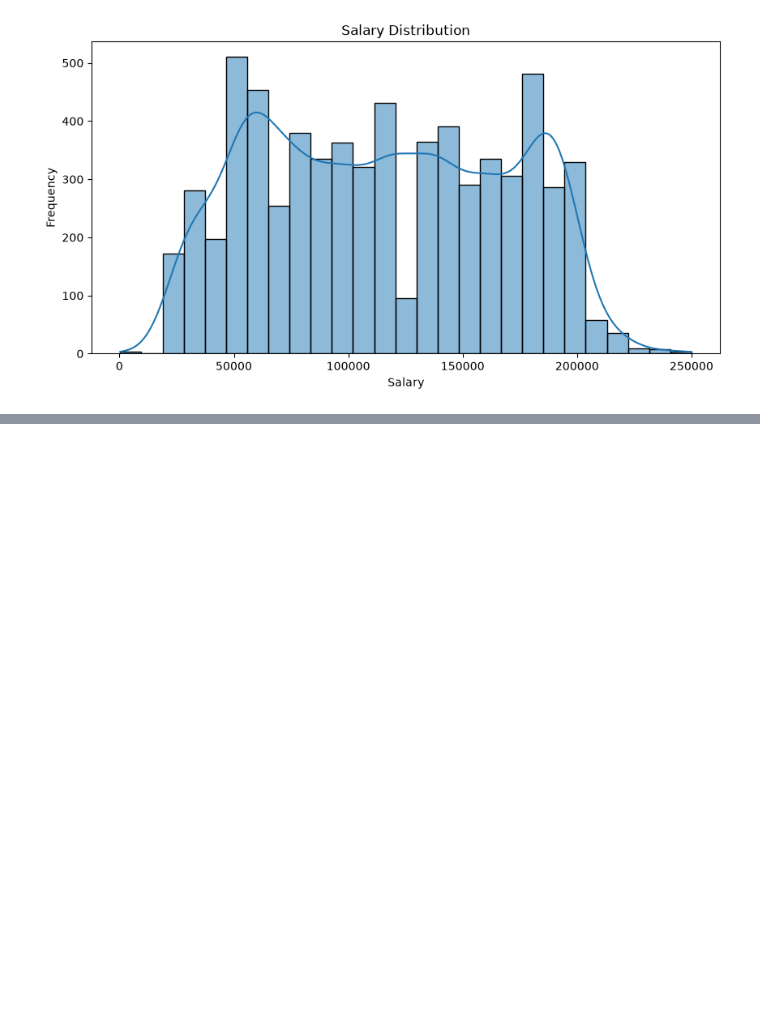
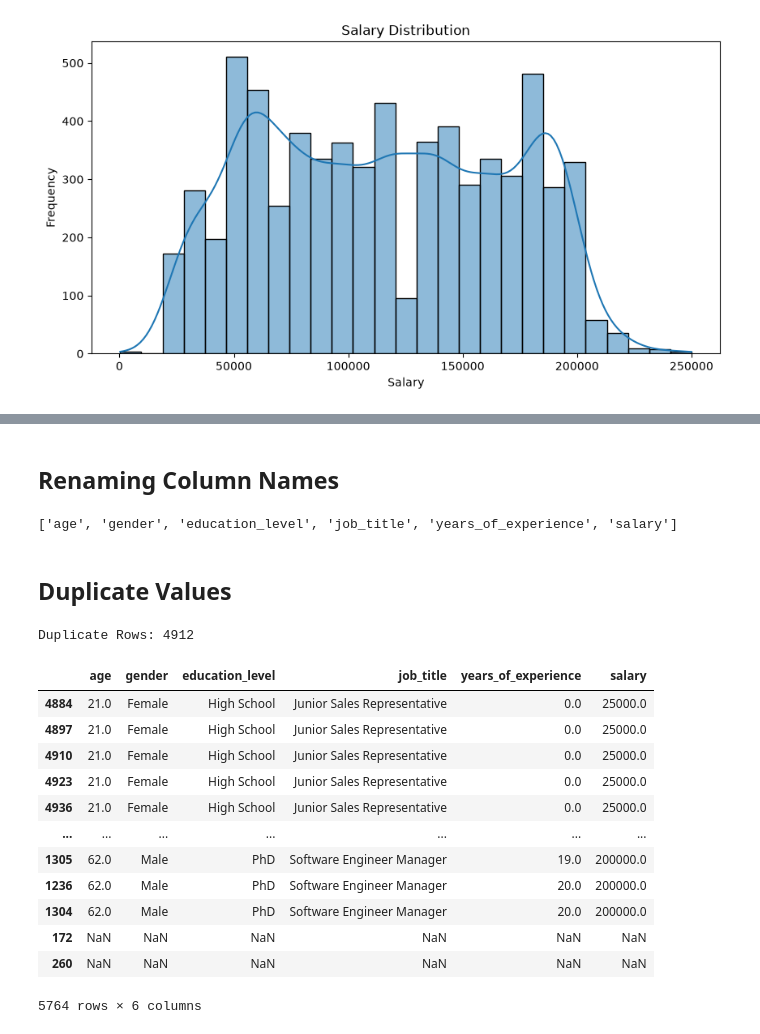
Before and after one commit to mustafagurbuz06/03.11.2026-class, a Jupyter notebook: main.ipynb, the cells around one changed output, grey strips where cells are left out. Drawn from its saved outputs; the diff is of its cells as text; code cells hidden in the pictures; blank space fills up the shorter version.

```diff
--- a/main.ipynb
+++ b/main.ipynb
@@ -237,0 +264,36 @@ plt.show()
+# %% [markdown]
+## Renaming Column Names
+# %%
+df.columns = (
+    df.columns
+    .str.strip()
+    .str.lower()
+    .str.replace(" ", "_")
+)
+
+print(df.columns.tolist())
+# %% [output]
+['age', 'gender', 'education_level', 'job_title', 'years_of_experience', 'salary']
+# %% [markdown]
+## Duplicate Values
+# %%
+duplicate_count = df.duplicated().sum()
+
+print("Duplicate Rows:", duplicate_count)
+
+display(df[df.duplicated(keep=False)].sort_values(by=df.columns.tolist()))
+# %% [output]
+Duplicate Rows: 4912
+|  | age | gender | education_level | job_title | years_of_experience | salary |
+| 4884 | 21.0 | Female | High School | Junior Sales Representative | 0.0 | 25000.0 |
+| 4897 | 21.0 | Female | High School | Junior Sales Representative | 0.0 | 25000.0 |
+| 4910 | 21.0 | Female | High School | Junior Sales Representative | 0.0 | 25000.0 |
+| 4923 | 21.0 | Female | High School | Junior Sales Representative | 0.0 | 25000.0 |
+| 4936 | 21.0 | Female | High School | Junior Sales Representative | 0.0 | 25000.0 |
+| ... | ... | ... | ... | ... | ... | ... |
+| 1305 | 62.0 | Male | PhD | Software Engineer Manager | 19.0 | 200000.0 |
+| 1236 | 62.0 | Male | PhD | Software Engineer Manager | 20.0 | 200000.0 |
+| 1304 | 62.0 | Male | PhD | Software Engineer Manager | 20.0 | 200000.0 |
+| 172 | NaN | NaN | NaN | NaN | NaN | NaN |
+| 260 | NaN | NaN | NaN | NaN | NaN | NaN |
+5764 rows × 6 columns
```
Also changed, not shown: parts of 16 cells of this notebook.
